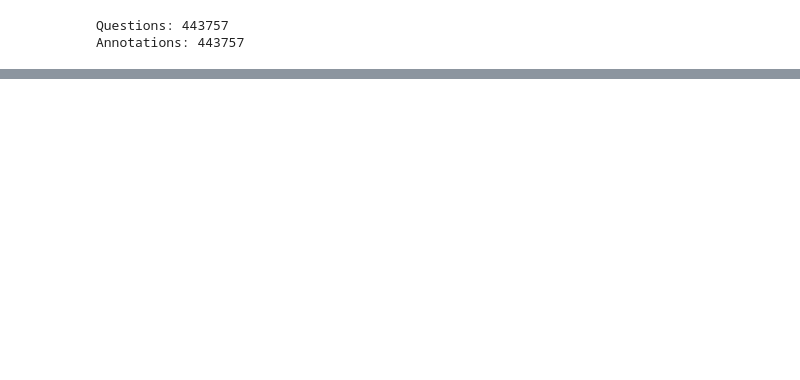
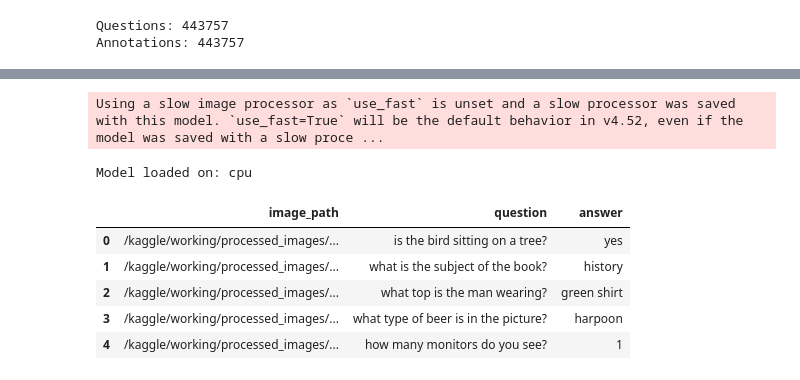
Before and after one commit to grevanth1105/visual-question-answering-system-CV, a Jupyter notebook: vqacv.ipynb, the cells around one changed output, grey strips where cells are left out. Saved outputs shown, nothing was run; the diff lists cells and outputs as text; code cells hidden in the pictures; blank space fills up the shorter version.

```diff
--- a/vqacv.ipynb
+++ b/vqacv.ipynb
@@ -123,0 +142,22 @@ test_df.to_csv("/kaggle/working/test.csv", index=False)
+# %%
+device = "cuda" if torch.cuda.is_available() else "cpu"
+
+processor = BlipProcessor.from_pretrained("Salesforce/blip-image-captioning-base")
+model = BlipForConditionalGeneration.from_pretrained(
+    "Salesforce/blip-image-captioning-base"
+).to(device)
+
+print("Model loaded on:", device)
+# %% [output]
+Using a slow image processor as `use_fast` is unset and a slow processor was saved with this model. `use_fast=True` will be the default behavior in v4.52, even if the model was saved with a slow proce ...
+Model loaded on: cpu
+# %%
+train_df = pd.read_csv("/kaggle/working/train.csv")
+train_df.head()
+# %% [output]
+|  | image_path | question | answer |
+| 0 | /kaggle/working/processed_images/... | is the bird sitting on a tree? | yes |
+| 1 | /kaggle/working/processed_images/... | what is the subject of the book? | history |
+| 2 | /kaggle/working/processed_images/... | what top is the man wearing? | green shirt |
+| 3 | /kaggle/working/processed_images/... | what type of beer is in the picture? | harpoon |
+| 4 | /kaggle/working/processed_images/... | how many monitors do you see? | 1 |
```
Also changed, not shown: parts of 21 cells of this notebook.
